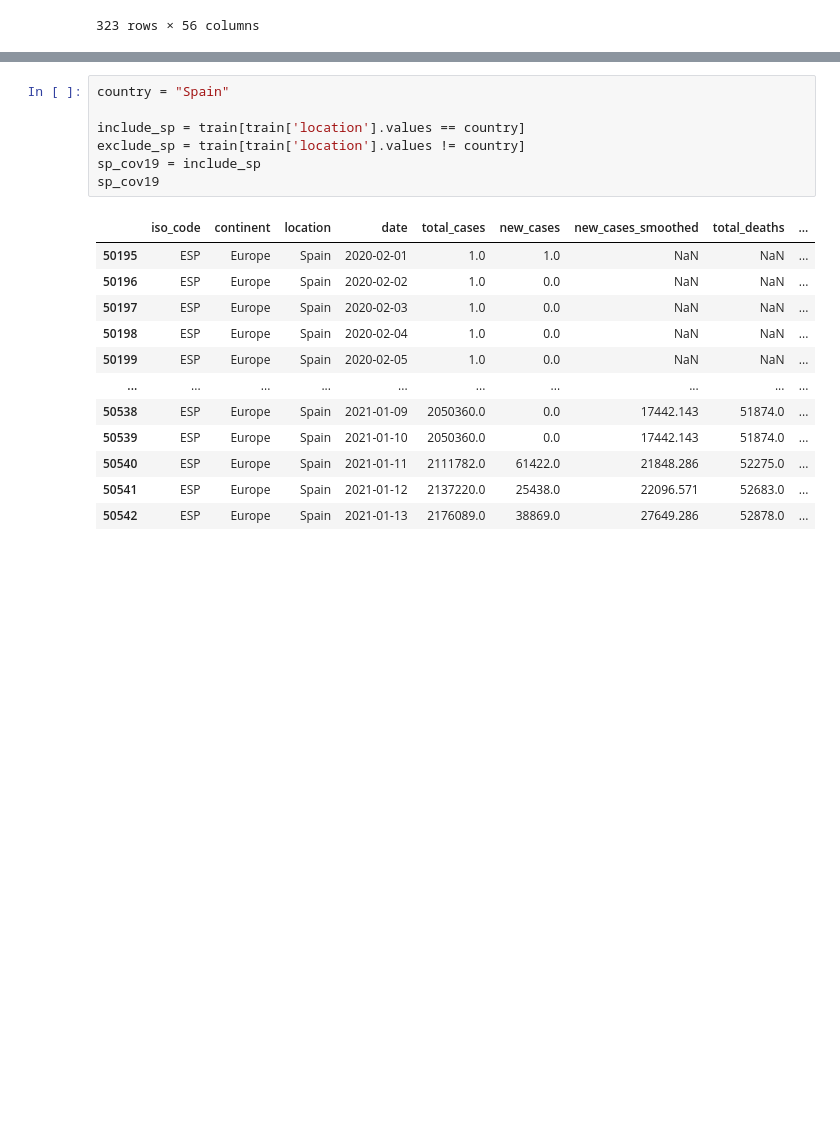
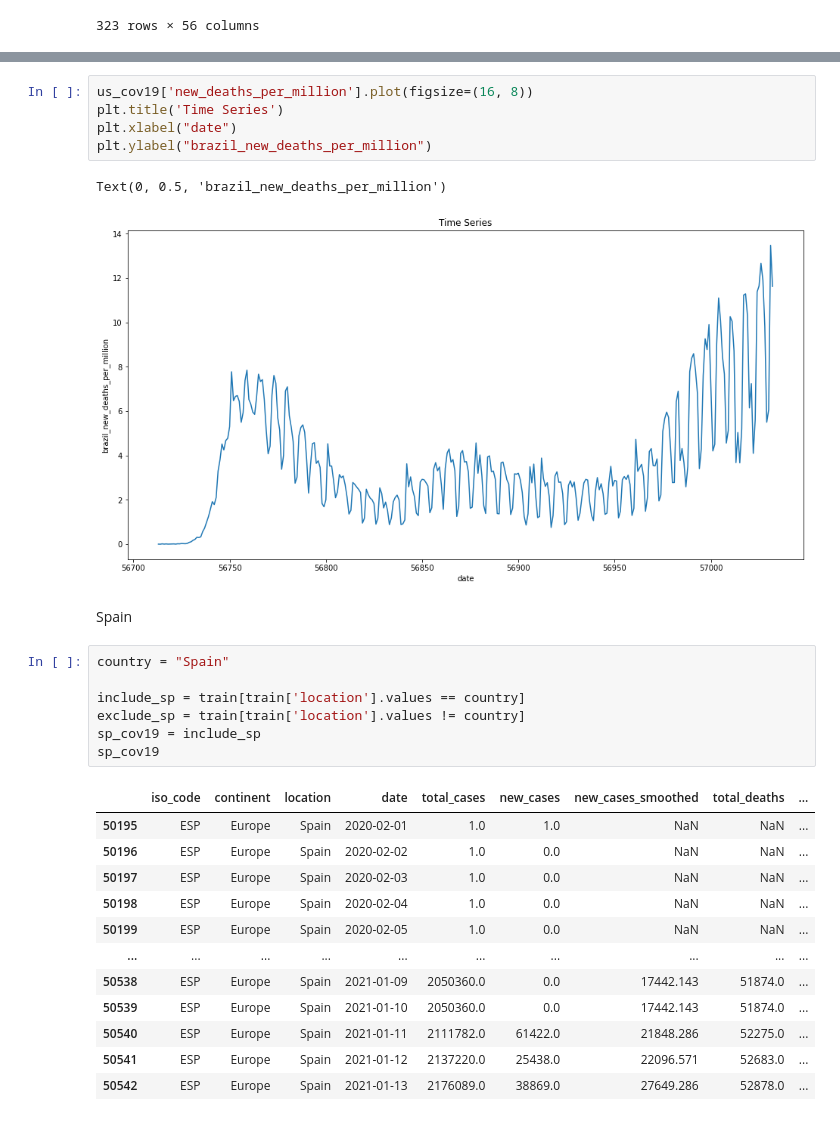
Before and after one commit to TracyRenee61/COV19, a Jupyter notebook: COV19_Compare_UK_&_Brazil.ipynb, the cells around one changed output, grey strips where cells are left out. Cells and saved outputs as stored; diff of their text form; blank space fills up the shorter version.

```diff
--- a/COV19_Compare_UK_&_Brazil.ipynb
+++ b/COV19_Compare_UK_&_Brazil.ipynb
@@ -320,3 +326,13 @@ br_cov19
+# %%
+us_cov19['new_deaths_per_million'].plot(figsize=(16, 8))
+plt.title('Time Series')
+plt.xlabel("date")
+plt.ylabel("brazil_new_deaths_per_million")
+# %% [output]
+Text(0, 0.5, 'brazil_new_deaths_per_million')
+[figure, added]
+# %% [markdown]
+Spain
 # %%
 country = "Spain"
 
```
Also changed, not shown: parts of 18 cells of this notebook.
